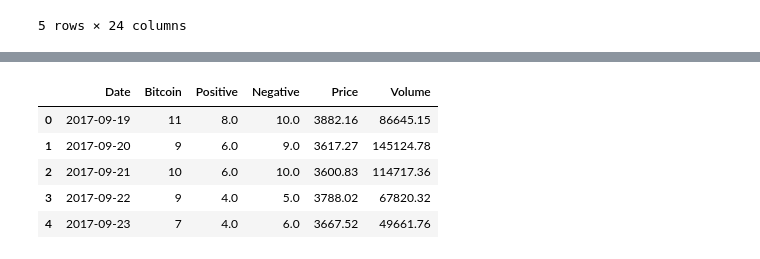
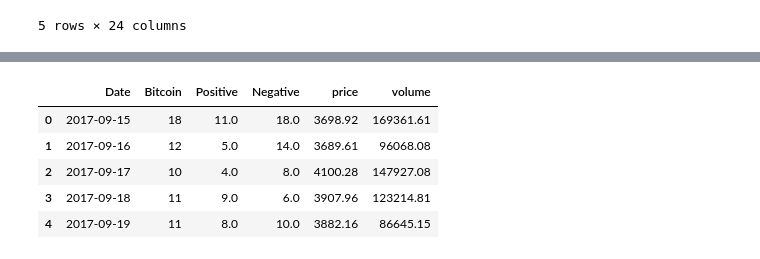
Before and after one commit to sHongJung/DBC_Team, a Jupyter notebook: Final/Bitcoin Sentiment Analysis.ipynb, the cells around one changed output, grey strips where cells are left out. Cells and saved outputs as stored; diff of their text form; code cells hidden in the pictures.

```diff
--- a/Final/Bitcoin Sentiment Analysis.ipynb
+++ b/Final/Bitcoin Sentiment Analysis.ipynb
@@ -128,14 +135,16 @@ df.to_csv("Bitcoin_Price&Volume.csv", index=False, header=True)
 # %%
-bitcoin_spv_df = pd.merge(bitcoin_sentiment_df, df, on="Date")
+price_volume_df = pd.read_csv("Bitcoin 6 months daily data/bitcoin_price_volume.csv")
+price_volume_df.drop(price_volume_df.tail(15).index,inplace=True)
+bitcoin_spv_df = pd.merge(bitcoin_sentiment_df, price_volume_df, on="Date")
 bitcoin_spv_df.to_csv("Bitcoin_Sentiment_Price_Volume_Data.csv")
 bitcoin_spv_df.head()
 # %% [output]
-|  | Date | Bitcoin | Positive | Negative | Price | Volume |
-| 0 | 2017-09-19 | 11 | 8.0 | 10.0 | 3882.16 | 86645.15 |
-| 1 | 2017-09-20 | 9 | 6.0 | 9.0 | 3617.27 | 145124.78 |
-| 2 | 2017-09-21 | 10 | 6.0 | 10.0 | 3600.83 | 114717.36 |
-| 3 | 2017-09-22 | 9 | 4.0 | 5.0 | 3788.02 | 67820.32 |
-| 4 | 2017-09-23 | 7 | 4.0 | 6.0 | 3667.52 | 49661.76 |
+|  | Date | Bitcoin | Positive | Negative | price | volume |
+| 0 | 2017-09-15 | 18 | 11.0 | 18.0 | 3698.92 | 169361.61 |
+| 1 | 2017-09-16 | 12 | 5.0 | 14.0 | 3689.61 | 96068.08 |
+| 2 | 2017-09-17 | 10 | 4.0 | 8.0 | 4100.28 | 147927.08 |
+| 3 | 2017-09-18 | 11 | 9.0 | 6.0 | 3907.96 | 123214.81 |
+| 4 | 2017-09-19 | 11 | 8.0 | 10.0 | 3882.16 | 86645.15 |
 # %%
 x_axis = btc_date
 y_axis = btc_price
```
Also changed, not shown: parts of 5 cells of this notebook, 2 other files.
